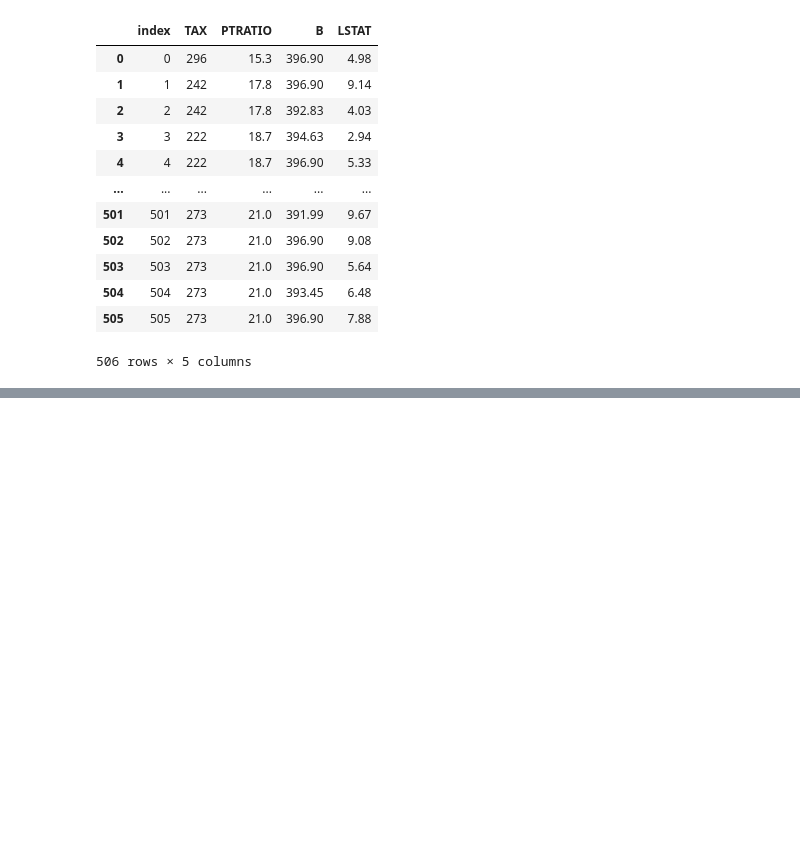
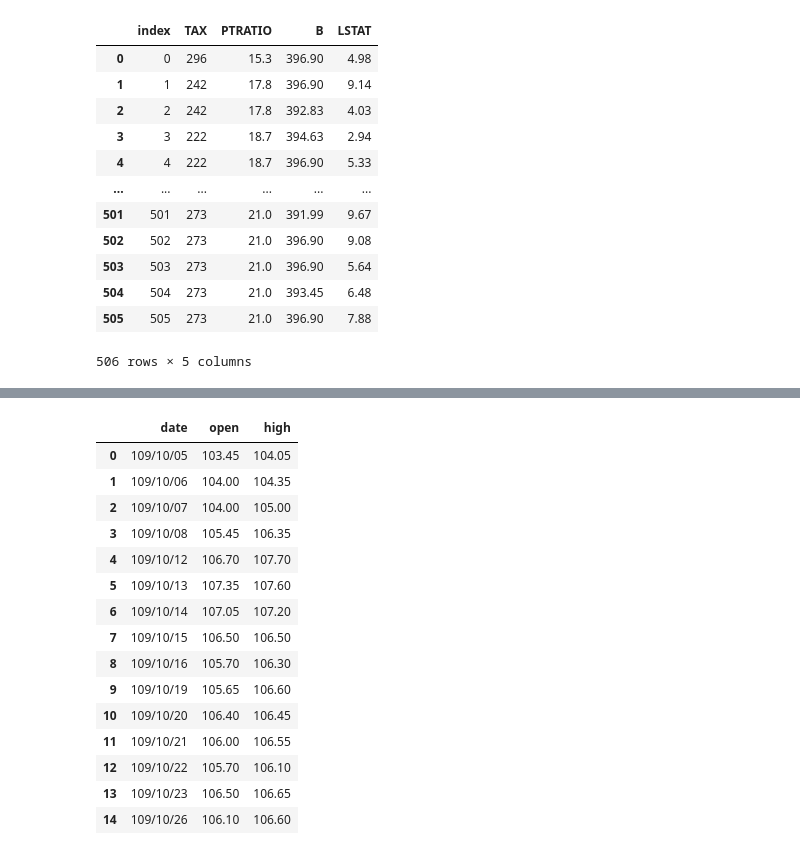
Before and after one commit to Tikiene/ML100Days, a Jupyter notebook: Homework/NP.ipynb, the cells around one changed output, grey strips where cells are left out. Drawn from its saved outputs; the diff is of its cells as text; code cells hidden in the pictures; blank space fills up the shorter version.

```diff
--- a/Homework/NP.ipynb
+++ b/Homework/NP.ipynb
@@ -1068,0 +1293,3 @@ boston_data_sql
+# %%
+stock_data=pd.read_csv('STOCK_DAY_0050_202010.csv')
+stock_data[stock_data.open<105]
@@ -1068,0 +1329,19 @@ boston_data_sql
+# %%
+stock_data.iloc[:15,:3]
+# %% [output]
+|  | date | open | high |
+| 0 | 109/10/05 | 103.45 | 104.05 |
+| 1 | 109/10/06 | 104.00 | 104.35 |
+| 2 | 109/10/07 | 104.00 | 105.00 |
+| 3 | 109/10/08 | 105.45 | 106.35 |
+| 4 | 109/10/12 | 106.70 | 107.70 |
+| 5 | 109/10/13 | 107.35 | 107.60 |
+| 6 | 109/10/14 | 107.05 | 107.20 |
+| 7 | 109/10/15 | 106.50 | 106.50 |
+| 8 | 109/10/16 | 105.70 | 106.30 |
+| 9 | 109/10/19 | 105.65 | 106.60 |
+| 10 | 109/10/20 | 106.40 | 106.45 |
+| 11 | 109/10/21 | 106.00 | 106.55 |
+| 12 | 109/10/22 | 105.70 | 106.10 |
+| 13 | 109/10/23 | 106.50 | 106.65 |
+| 14 | 109/10/26 | 106.10 | 106.60 |
```
Also changed, not shown: parts of 25 cells of this notebook, 5 other files.
